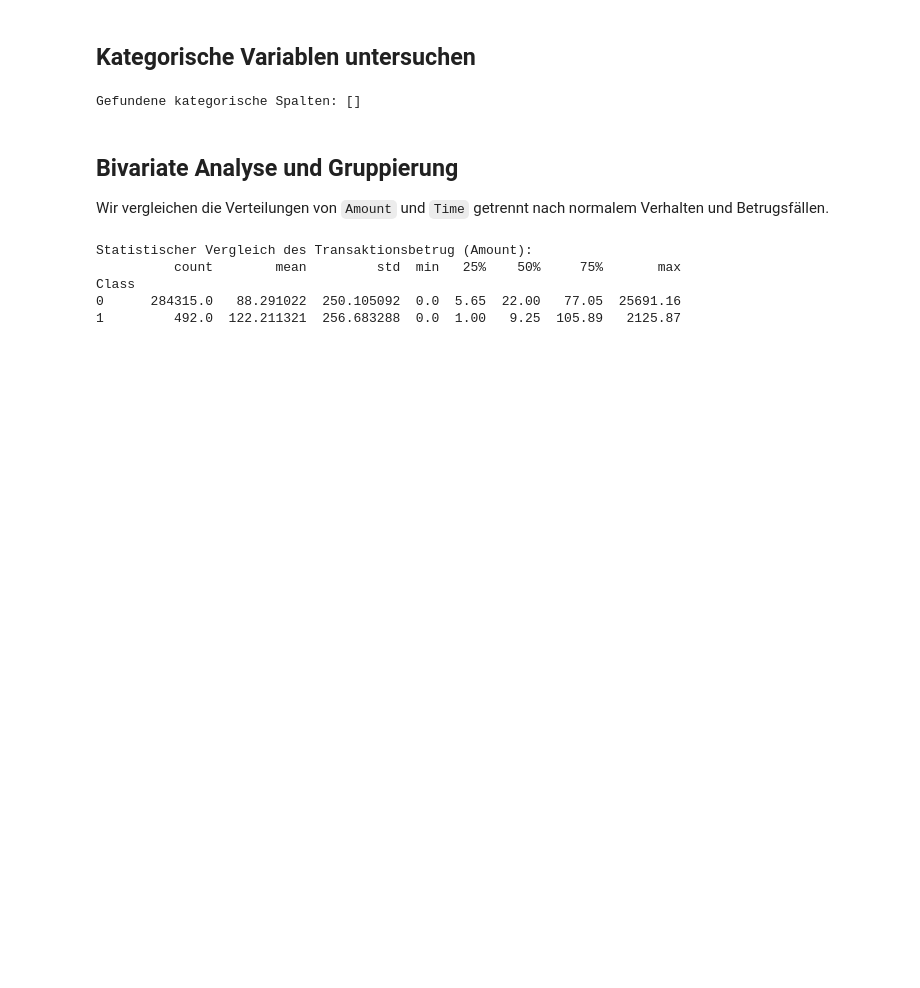
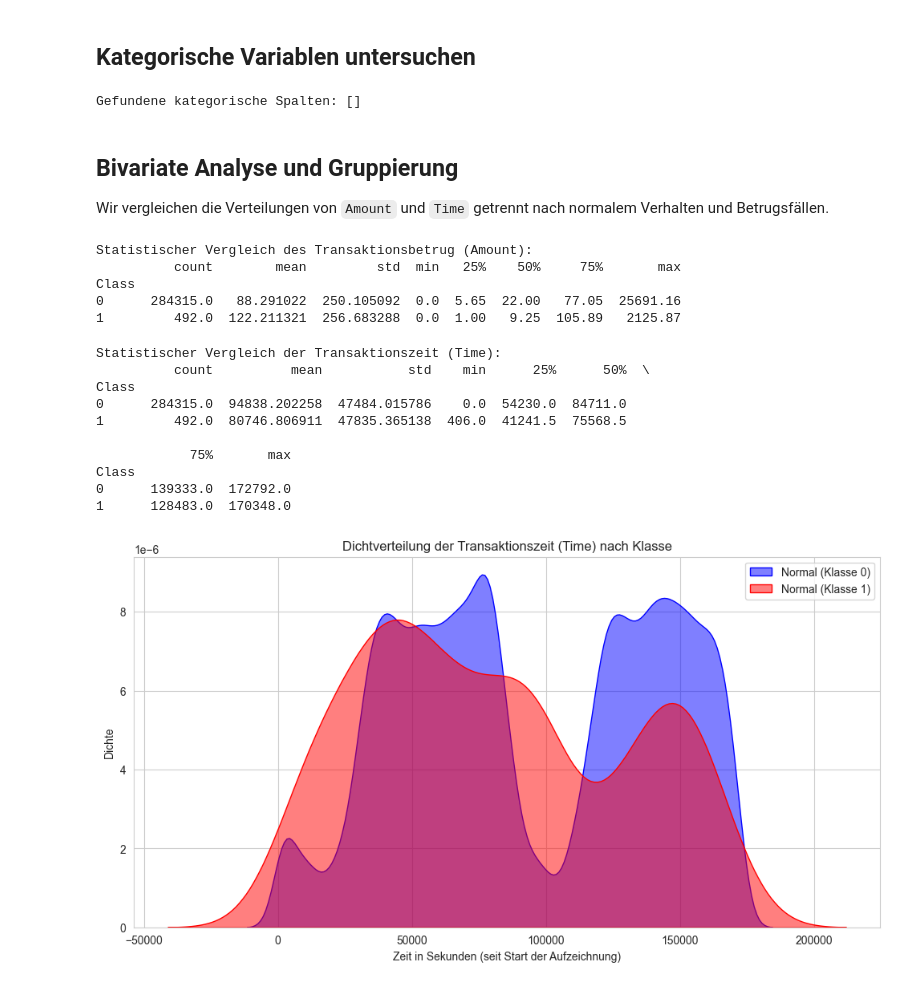
Before and after one commit to sidarkh/RiskAI, a Jupyter notebook: notebooks/01_eda.ipynb, the cells around one changed output. Drawn from its saved outputs; the diff is of its cells as text; code cells hidden in the pictures; blank space fills up the shorter version.

```diff
--- a/notebooks/01_eda.ipynb
+++ b/notebooks/01_eda.ipynb
@@ -163,3 +163,27 @@ Statistischer Vergleich des Transaktionsbetrug (Amount):
 Class
 0      284315.0   88.291022  250.105092  0.0  5.65  22.00   77.05  25691.16
 1         492.0  122.211321  256.683288  0.0  1.00   9.25  105.89   2125.87
+# %%
+print("Statistischer Vergleich der Transaktionszeit (Time):")
+print(df.groupby("Class")["Time"].describe())
+
+plt.figure(figsize=(12, 6))
+sns.kdeplot(df[df["Class"] == 0]["Time"], label="Normal (Klasse 0)", fill=True, alpha=0.5, color="blue")
+sns.kdeplot(df[df["Class"] == 1]["Time"], label="Normal (Klasse 1)", fill=True, alpha=0.5, color="red")
+plt.title("Dichtverteilung der Transaktionszeit (Time) nach Klasse")
+plt.xlabel("Zeit in Sekunden (seit Start der Aufzeichnung)")
+plt.ylabel("Dichte")
+plt.legend()
+plt.show()
+# %% [output]
+Statistischer Vergleich der Transaktionszeit (Time):
+          count          mean           std    min      25%      50%  \
+Class
+0      284315.0  94838.202258  47484.015786    0.0  54230.0  84711.0
+1         492.0  80746.806911  47835.365138  406.0  41241.5  75568.5
+
+            75%       max
+Class
+0      139333.0  172792.0
+1      128483.0  170348.0
+[figure, added]
```
Also changed, not shown: parts of 2 cells of this notebook.
